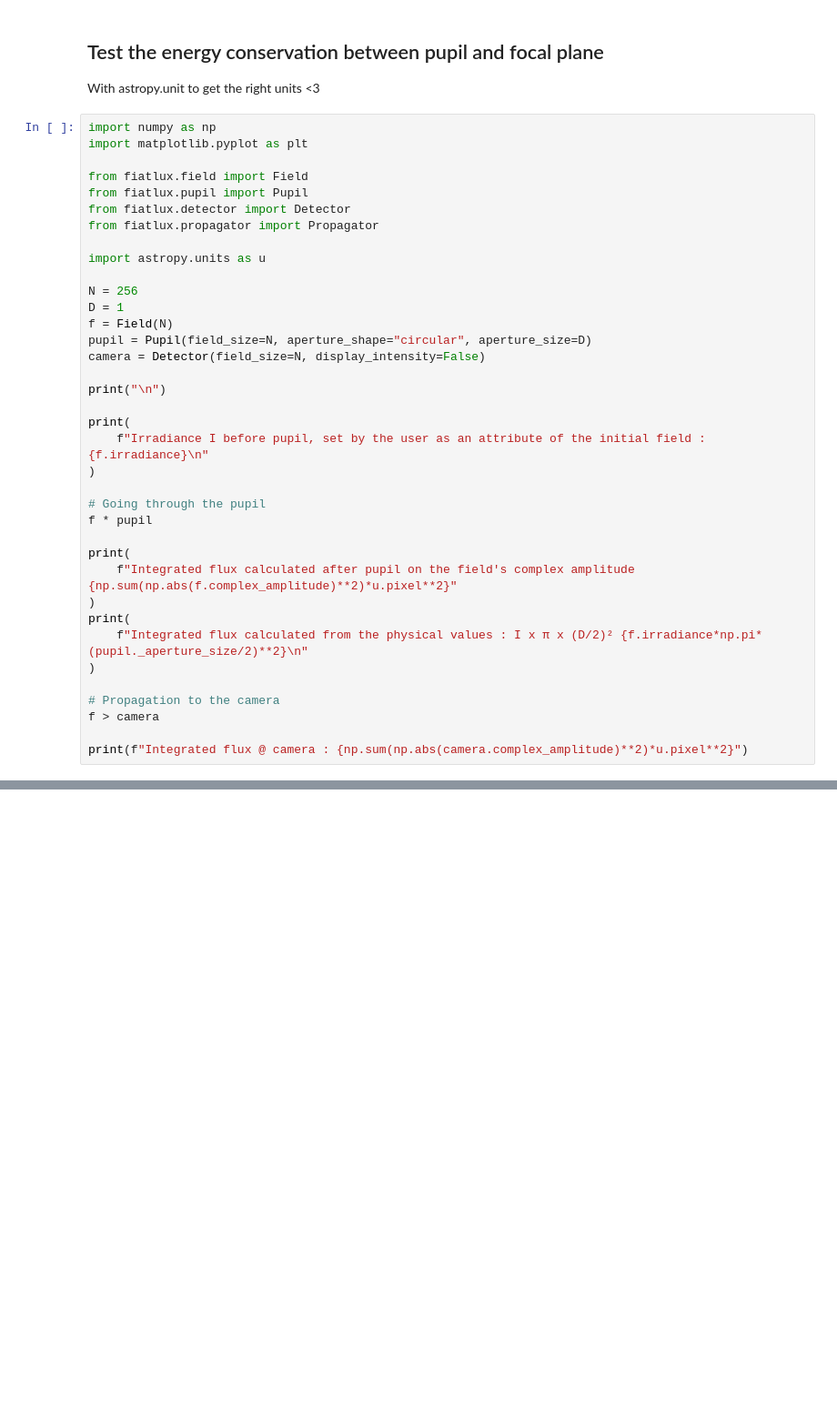
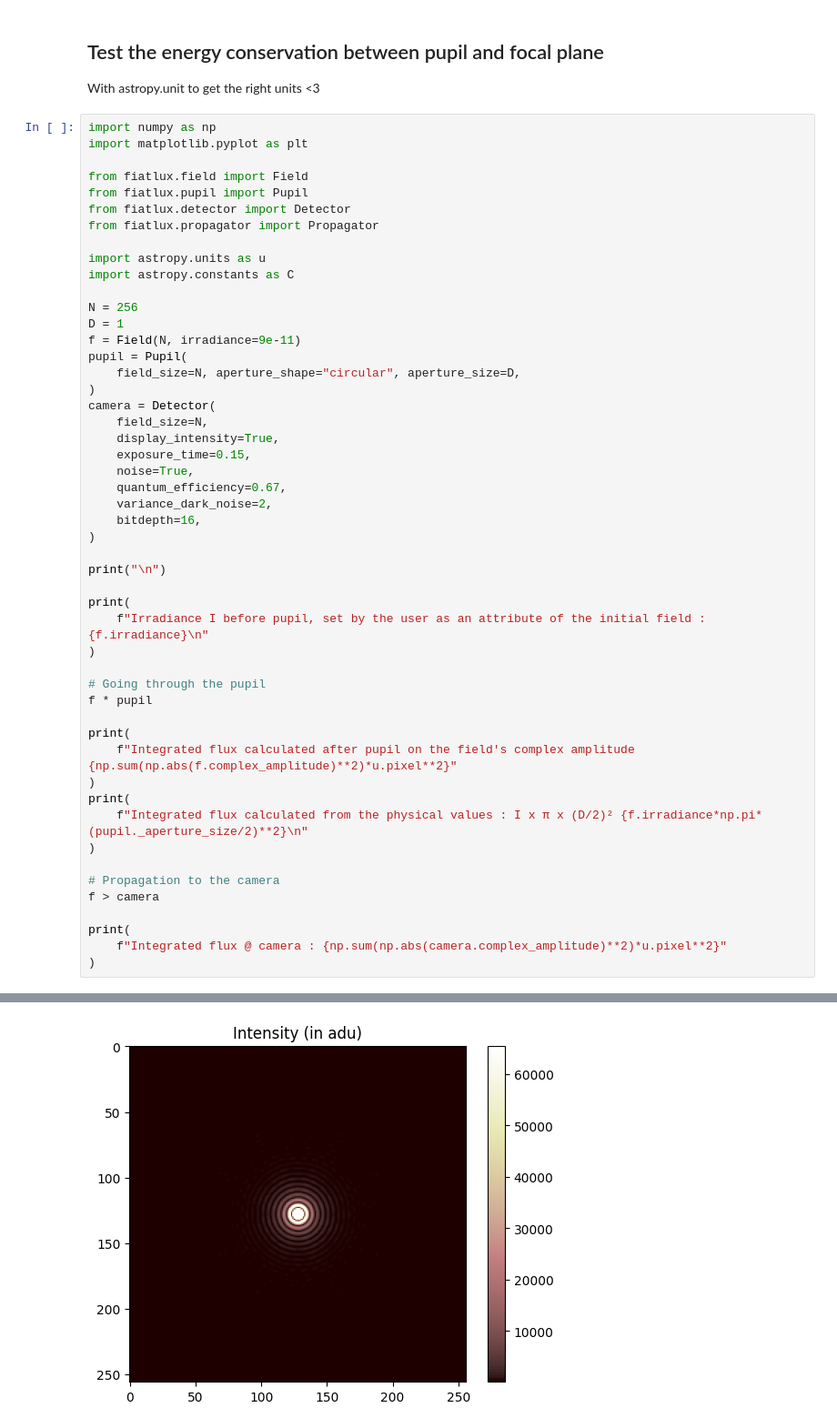
Before and after one commit to bidou2002/fiatlux, a Jupyter notebook: fiatlux/tutorials/fourier_energy_conservation.ipynb, the cells around one changed output, grey strips where cells are left out. Shown at 91% size. Drawn from its saved outputs; the diff is of its cells as text; blank space fills up the shorter version.

Commit message:
Trying to implement irradiance

```diff
--- a/fiatlux/tutorials/fourier_energy_conservation.ipynb
+++ b/fiatlux/tutorials/fourier_energy_conservation.ipynb
@@ -11,12 +11,23 @@ from fiatlux.detector import Detector
 from fiatlux.propagator import Propagator
 
 import astropy.units as u
+import astropy.constants as C
 
 N = 256
 D = 1
-f = Field(N)
-pupil = Pupil(field_size=N, aperture_shape="circular", aperture_size=D)
-camera = Detector(field_size=N, display_intensity=False)
+f = Field(N, irradiance=9e-11)
+pupil = Pupil(
+    field_size=N, aperture_shape="circular", aperture_size=D,
+)
+camera = Detector(
+    field_size=N,
+    display_intensity=True,
+    exposure_time=0.15,
+    noise=True,
+    quantum_efficiency=0.67,
+    variance_dark_noise=2,
+    bitdepth=16,
+)
 
 print("\n")
 
@@ -37,7 +48,9 @@ print(
 # Propagation to the camera
 f > camera
 
-print(f"Integrated flux @ camera : {np.sum(np.abs(camera.complex_amplitude)**2)*u.pixel**2}")
+print(
+    f"Integrated flux @ camera : {np.sum(np.abs(camera.complex_amplitude)**2)*u.pixel**2}"
+)
 # %% [output]
 <pupil>
   * field_size : 256 (px)
@@ -53,0 +67 @@ Integrated flux @ camera : 0.7880859375 W
+[figure, added]
```
Also changed, not shown: parts of 2 cells of this notebook, 3 other files.
